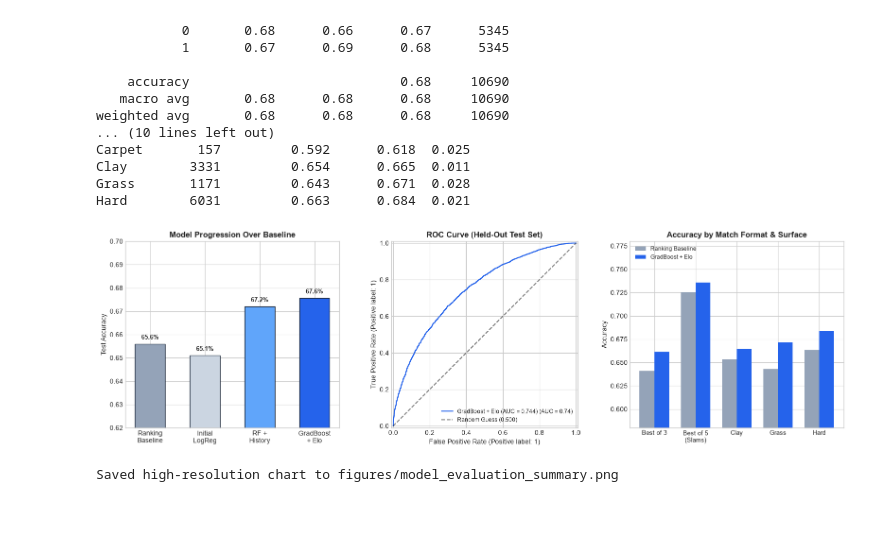
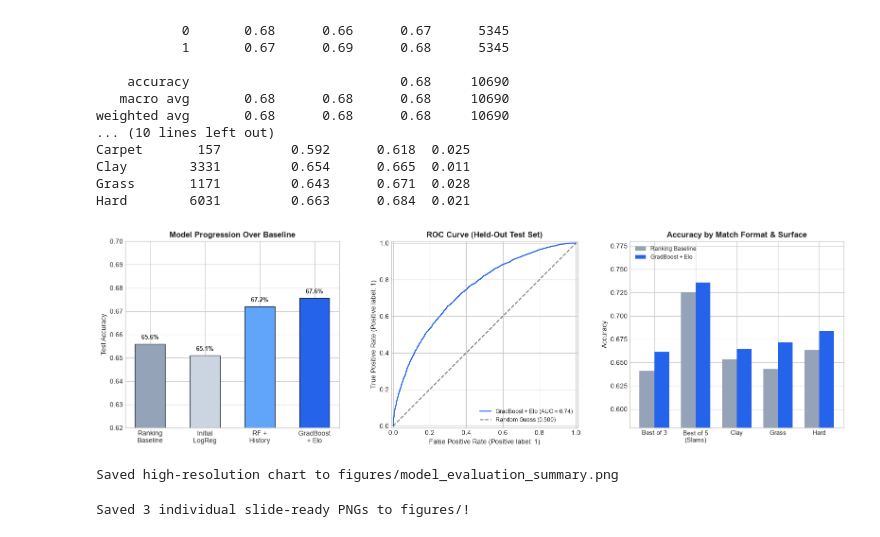
Before and after one commit to DestinyAbuwa/Tennis-Match-Prediction, a Jupyter notebook: 03_evaluation_and_error_analysis.ipynb, the cells around one changed output. Drawn from its saved outputs; the diff is of its cells as text; code cells hidden in the pictures.

Commit message:
separated figures

```diff
--- a/03_evaluation_and_error_analysis.ipynb
+++ b/03_evaluation_and_error_analysis.ipynb
@@ -238,7 +238,7 @@ for bar, val in zip(bars, accs):
 # --- Panel 2: ROC Curve ---
 RocCurveDisplay.from_predictions(
     y_test, y_prob, ax=axes[1],
-    name=f'GradBoost + Elo (AUC = {test_auc:.3f})',
+    name=f'GradBoost + Elo',
     curve_kwargs={'color': '#2563eb'}
 )
 axes[1].plot([0, 1], [0, 1], 'k--', alpha=0.5, label='Random Guess (0.500)')
@@ -251,32 +251,76 @@ base_vals = [
     format_slice.loc[3, 'Baseline_Acc'],
     format_slice.loc[5, 'Baseline_Acc'],
     surface_slice.loc['Clay', 'Baseline_Acc'],
     surface_slice.loc['Grass', 'Baseline_Acc'],
     surface_slice.loc['Hard', 'Baseline_Acc']
 ]
 mod_vals = [
     format_slice.loc[3, 'Model_Acc'],
     format_slice.loc[5, 'Model_Acc'],
     surface_slice.loc['Clay', 'Model_Acc'],
     surface_slice.loc['Grass', 'Model_Acc'],
     surface_slice.loc['Hard', 'Model_Acc']
 ]
 
 x = np.arange(len(slice_labels))
 w = 0.36
 axes[2].bar(x - w/2, base_vals, width=w, label='Ranking Baseline', color='#94a3b8')
 axes[2].bar(x + w/2, mod_vals, width=w, label='GradBoost + Elo', color='#2563eb')
 axes[2].set_xticks(x)
 axes[2].set_xticklabels(slice_labels, fontsize=9)
 axes[2].set_ylim(0.58, 0.78)
 axes[2].set_ylabel('Accuracy')
 axes[2].set_title('Accuracy by Match Format & Surface', fontweight='bold')
 axes[2].legend(loc='upper left', fontsize=8.5)
 
 plt.tight_layout()
 plt.savefig('figures/model_evaluation_summary.png', dpi=300, bbox_inches='tight')
 plt.show()
 print("Saved high-resolution chart to figures/model_evaluation_summary.png")
 # %% [output]
-[figure, old version]
+[figure, new version]
 Saved high-resolution chart to figures/model_evaluation_summary.png
+# %%
+# 1. Standalone Model Progression Chart
+fig, ax = plt.subplots(figsize=(6.5, 4.5))
+bars = ax.bar(stages, accs, color=colors, width=0.5, edgecolor='#1e293b')
+ax.set_ylim(0.62, 0.70)
+ax.set_ylabel('Test Accuracy')
+ax.set_title('Model Progression Over Ranking Baseline', fontweight='bold')
+for bar, val in zip(bars, accs):
+    ax.text(bar.get_x() + bar.get_width()/2, val + 0.002, f'{val:.1%}', ha='center', fontweight='bold')
+plt.tight_layout()
+plt.savefig('figures/01_model_progression.png', dpi=300)
+plt.close()
+
+# 2. Standalone ROC Curve (clean single AUC label)
+fig, ax = plt.subplots(figsize=(6.5, 4.5))
+RocCurveDisplay.from_predictions(
+    y_test, y_prob, ax=ax,
+    name='GradBoost + Elo',
+    curve_kwargs={'color': '#2563eb'}
+)
+ax.plot([0, 1], [0, 1], 'k--', alpha=0.5, label='Random Guess (AUC = 0.50)')
+ax.set_title('ROC Curve (Held-Out Test Set)', fontweight='bold')
+ax.legend(loc='lower right')
+plt.tight_layout()
+plt.savefig('figures/02_roc_curve.png', dpi=300)
+plt.close()
+
+# 3. Standalone Slice Accuracy Chart
+fig, ax = plt.subplots(figsize=(7.5, 4.5))
+ax.bar(x - w/2, base_vals, width=w, label='Ranking Baseline', color='#94a3b8')
+ax.bar(x + w/2, mod_vals, width=w, label='GradBoost + Elo', color='#2563eb')
+ax.set_xticks(x)
+ax.set_xticklabels(slice_labels)
+ax.set_ylim(0.58, 0.78)
+ax.set_ylabel('Accuracy')
+ax.set_title('Accuracy by Match Format & Court Surface', fontweight='bold')
+ax.legend(loc='upper left')
+plt.tight_layout()
+plt.savefig('figures/03_slice_accuracy.png', dpi=300)
+plt.close()
+
+print("Saved 3 individual slide-ready PNGs to figures/!")
+# %% [output]
+Saved 3 individual slide-ready PNGs to figures/!
```
Also changed, not shown: 4 other files.
